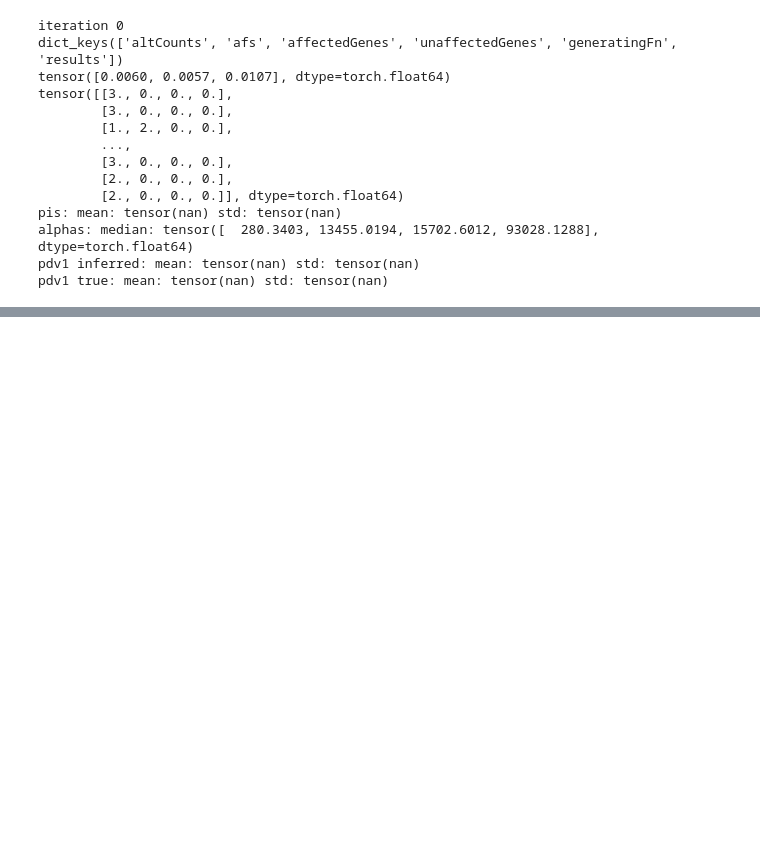
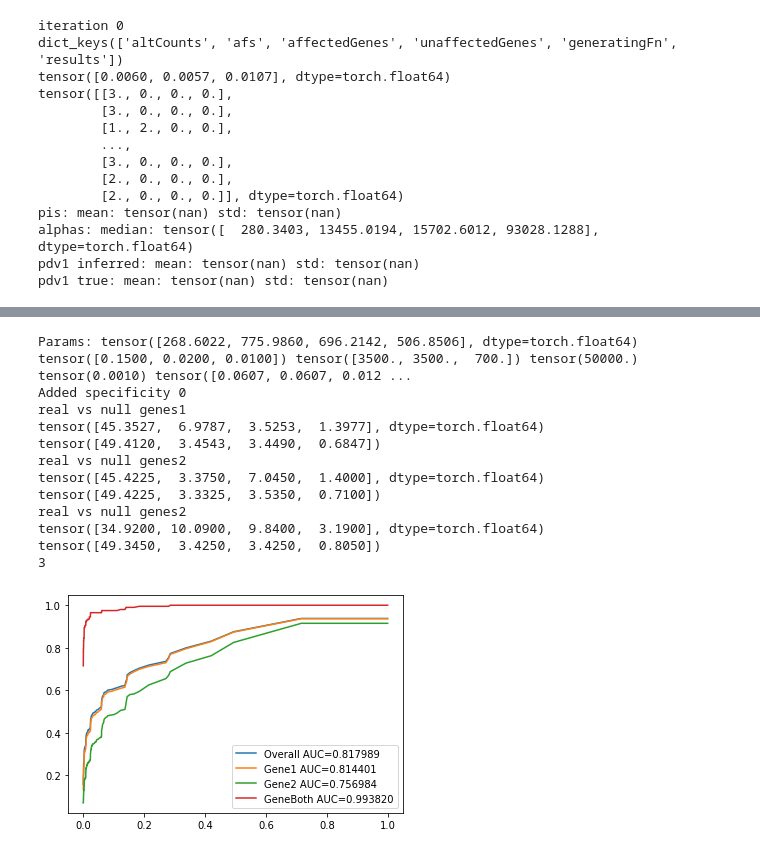
Before and after one commit to akotlar/multivariate-tada, a Jupyter notebook: MVLN-sim-mvn.ipynb, the cells around one changed output, grey strips where cells are left out. Cells and saved outputs as stored; diff of their text form; code cells hidden in the pictures; blank space fills up the shorter version.

```diff
--- a/MVLN-sim-mvn.ipynb
+++ b/MVLN-sim-mvn.ipynb
@@ -1349 +1382,31 @@ Added specificity 0
+# %%
+# with the exact right pis
+bfdpNull, altCountsNullBfPerm = bayes.bfNullGenePosterior(getAlphas(testFitUpscale), paramsUpscale["diseaseFractions"], nIterations=tensor([50_000]), **paramsUpscale)
+bfdpData = bayes.bfdp(altCounts=testDataUpscale["altCounts"], pDs=paramsUpscale["pDs"], alphas=getAlphas(testFitUpscale), pis=paramsUpscale["diseaseFractions"], )
+
+bayes.genAucRocRiskGene(bfdpNull, bfdpData, affectedGenes1=tensor(testDataUpscale["affectedGenes"][0]), affectedGenes2=tensor(testDataUpscale["affectedGenes"][1]), affectedGenesBoth=tensor(testDataUpscale["affectedGenes"][2]), name='test-full-posterior-with-exact-prior.png')
+print("real vs null genes1")
+print(testDataUpscale["altCounts"][testDataUpscale["affectedGenes"][0]].mean(0))
+print(altCountsNullBfPerm[testDataUpscale["affectedGenes"][0]].mean(0))
+print("real vs null genes2")
+print(testDataUpscale["altCounts"][testDataUpscale["affectedGenes"][1]].mean(0))
+print(altCountsNullBfPerm[testDataUpscale["affectedGenes"][1]].mean(0))
+print("real vs null genes2")
+print(testDataUpscale["altCounts"][testDataUpscale["affectedGenes"][2]].mean(0))
+print(altCountsNullBfPerm[testDataUpscale["affectedGenes"][2]].mean(0))
+print(len(testDataUpscale["affectedGenes"]))
+# %% [output]
+Params: tensor([268.6022, 775.9860, 696.2142, 506.8506], dtype=torch.float64) tensor([0.1500, 0.0200, 0.0100]) tensor([3500., 3500.,  700.]) tensor(50000.) tensor(0.0010) tensor([0.0607, 0.0607, 0.012 ...
+Added specificity 0
+real vs null genes1
+tensor([45.3527,  6.9787,  3.5253,  1.3977], dtype=torch.float64)
+tensor([49.4120,  3.4543,  3.4490,  0.6847])
+real vs null genes2
+tensor([45.4225,  3.3750,  7.0450,  1.4000], dtype=torch.float64)
+tensor([49.4225,  3.3325,  3.5350,  0.7100])
+real vs null genes2
+tensor([34.9200, 10.0900,  9.8400,  3.1900], dtype=torch.float64)
+tensor([49.3450,  3.4250,  3.4250,  0.8050])
+3
+[figure, added]
 # %%
```
Also changed, not shown: parts of 32 cells of this notebook, 3 other files.
